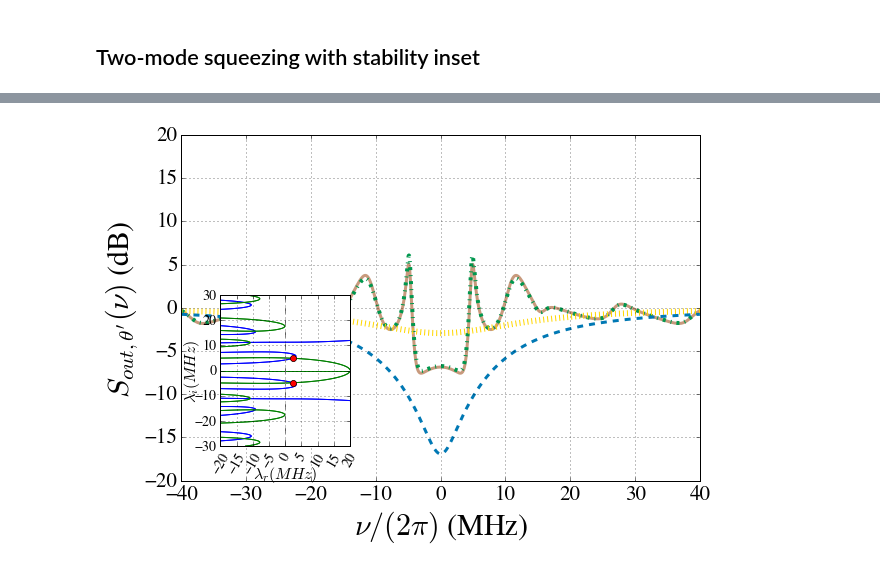
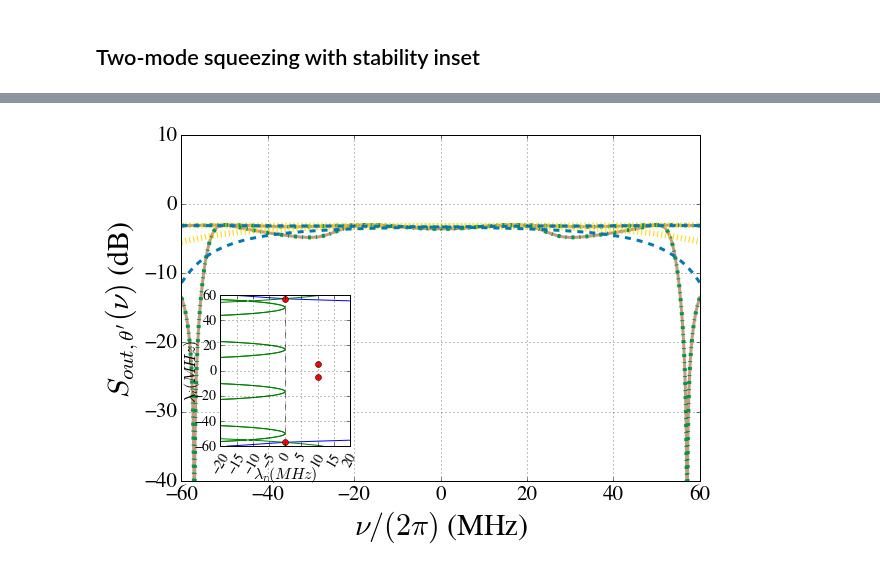
Before and after one commit to nemetniki/General-linear-model, a Jupyter notebook: Stab+squeez_plots.ipynb, the cells around one changed output, grey strips where cells are left out. Drawn from its saved outputs; the diff is of its cells as text; code cells hidden in the pictures.

```diff
--- a/Stab+squeez_plots.ipynb
+++ b/Stab+squeez_plots.ipynb
@@ -265,13 +263,17 @@ def stab_squeez_slider(x,theta,dela,loss,kapa,ra,kta,phia,kapb,rb,ktb,phib,nui,n
 		np.abs(alpha2p)**2*(np.abs(beta1m)**2+2*Lb/100.*kap2b))
 
 		### CORRELATIONS ###
-		ncorr = abs(eps)*(1/np.abs(Lab)**2*(np.real(Mba)+Nba)+1/np.abs(Lba)**2*(np.real(Mab)+Nab))   #(normalized)
-		Sout  = 10*np.log10(1+ncorr)
-		return Sout
+		ncorrm = abs(eps)*(1/np.abs(Lab)**2*(np.real(Mba)+Nba))  #(normalized)
+		ncorrp = abs(eps)*(1/np.abs(Lba)**2*(np.real(Mab)+Nab))   #(normalized)
+		Soutm  = 10*np.log10(.5+ncorrm)
+		Soutp  = 10*np.log10(.5+ncorrp)
+		return Soutm,Soutp
 
-	Sout_fb  = Squeez(eps,theta,Del,kapa,kap1a,kap2a,kta,phia,La,thetapa,kapb,kap1b,kap2b,ktb,phib,Lb,thetapb,nu)
-	Sout_th  = 10*np.log10(1+4*eps*kap1a/((eps-kapa)**2+nu**2))
-	Sout_th1 = 10*np.log10(1+4*eps*kapa/((eps-kapa)**2+nu**2))
+	Soutm_fb,Soutp_fb  = Squeez(eps,theta,Del,kapa,kap1a,kap2a,kta,phia,La,thetapa,kapb,kap1b,kap2b,ktb,phib,Lb,thetapb,nu)
+	Soutp_th  = 10*np.log10(.5+2*eps*kap1a/((eps-kapa)**2+(nu-Del)**2))
+	Soutm_th  = 10*np.log10(.5+2*eps*kap1a/((eps-kapa)**2+(nu+Del)**2))
+	Soutp_th1 = 10*np.log10(.5+2*eps*kapa/((eps-kapa)**2+(nu-Del)**2))
+	Soutm_th1 = 10*np.log10(.5+2*eps*kapa/((eps-kapa)**2+(nu+Del)**2))
 
 	## STABILITY ##
 	ka    = 2*sqrt(ra*(1-ra)*(1-La/100.))*kapa    #k_a (feedback strength in mode a)
@@ -303,7 +305,7 @@ def stab_squeez_slider(x,theta,dela,loss,kapa,ra,kta,phia,kapb,rb,ktb,phib,nui,n
 
 	## Grid ##
 	lr = np.linspace(-20,20,200)
-	li = np.linspace(-30,30,200)
+	li = np.linspace(-60,60,300)
 	lr,li = np.meshgrid(lr,li)
 
 	## Solving the stability equations ##
@@ -333,18 +335,22 @@ def stab_squeez_slider(x,theta,dela,loss,kapa,ra,kta,phia,kapb,rb,ktb,phib,nui,n
 	axsq.hold(True)
 	axsq.set_xlabel('$\\nu/(2\pi)$ (MHz)',fontsize = 30,**fsfont)
 	axsq.set_ylabel('$S_{out,\\theta^\\prime} (\\nu)$ (dB)',fontsize = 30,**fsfont)
-	axsq.set_ylim(-20,20)
+	axsq.set_ylim(-40,10)
 	axsq.xaxis.set_label_coords(0.5, -0.08)
 	axsq.yaxis.set_label_coords(-0.08,0.5)
 	plt.xticks(fontsize = 21,**fsfont)
 	plt.yticks(fontsize = 21,**fsfont)
-	axsq.plot(nu/2/pi,np.real(Sout_fb),color = colors["brown"],linewidth = 3,linestyle="solid")
+	axsq.plot(nu/2/pi,np.real(Soutm_fb),color = colors["brown"],linewidth = 3,linestyle="solid")
 	axsq.grid(True)
 	axsq.hold(True)
-	Sout_fbL = Squeez(eps,theta,Del,kapa,kap1a,kap2a,kta,phia,La+loss,thetapa,kapb,kap1b,kap2b,ktb,phib,Lb+loss,thetapb,nu)
-	axsq.plot(nu/2/pi,np.real(Sout_fbL),color = colors["green"],linewidth = 4,linestyle="dashdot")
-	axsq.plot(nu/2/pi,np.real(Sout_th),color = colors["yellow"],linewidth = 6,linestyle="dotted")
-	axsq.plot(nu/2/pi,np.real(Sout_th1),color = colors["blue"],linewidth = 3,linestyle="dashed")
+	axsq.plot(nu/2/pi,np.real(Soutp_fb),color = colors["brown"],linewidth = 3,linestyle="solid")
+	Soutm_fbL,Soutp_fbL = Squeez(eps,theta,Del,kapa,kap1a,kap2a,kta,phia,La+loss,thetapa,kapb,kap1b,kap2b,ktb,phib,Lb+loss,thetapb,nu)
+	axsq.plot(nu/2/pi,np.real(Soutm_fbL),color = colors["green"],linewidth = 4,linestyle="dashdot")
+	axsq.plot(nu/2/pi,np.real(Soutp_fbL),color = colors["green"],linewidth = 4,linestyle="dashdot")
+	axsq.plot(nu/2/pi,np.real(Soutm_th),color = colors["yellow"],linewidth = 6,linestyle="dotted")
+	axsq.plot(nu/2/pi,np.real(Soutp_th),color = colors["yellow"],linewidth = 6,linestyle="dotted")
+	axsq.plot(nu/2/pi,np.real(Soutm_th1),color = colors["blue"],linewidth = 3,linestyle="dashed")
+	axsq.plot(nu/2/pi,np.real(Soutp_th1),color = colors["blue"],linewidth = 3,linestyle="dashed")
 	#for i in range(4):
 	#    axsq.plot(nu,Squeez[:,i],color = colors[collab[i]],linewidth = linewidth[i],linestyle=linestyle[i])
 	#    axsq.grid(True)
@@ -358,40 +364,40 @@ def stab_squeez_slider(x,theta,dela,loss,kapa,ra,kta,phia,kapb,rb,ktb,phib,nui,n
 	axst.contour(lr,li,np.imag(eq2(lr,li)),[0],colors='g')
 	axst.contour(lr,li,lr,[0],colors='grey',linestyles='dashed')
 	axst.plot(lambr,lambi,'o',color = 'r')
 	axst.grid(True)
 	plt.xticks(fontsize = 14,**fsfont,rotation=60)
 	plt.yticks(fontsize = 14,**fsfont,rotation=0)
 	axst.set_xlabel('$\lambda_r (MHz)$',fontsize = 16,**fsfont)
 	axst.set_ylabel('$\lambda_i (MHz)$',fontsize = 16,**fsfont)
 	axst.xaxis.set_label_coords(0.5, -0.12)
 	axst.yaxis.set_label_coords(-0.14,0.5)
 	axst.set_xlim(-20,20)
 	plt.show()
 #stab_squeez(x,theta,dela,loss,kapa,ra,kta,phia,kapb,rb,ktb,phib,nui,nuf,N):
 ##switch is True if some loss is necessary besides the lossless calculation,
 ##and False if one of the loops (b) is switched off
 
 x_slider       = widgets.FloatSlider(value = 0.75, min=0., max=2., step=0.01, description='$|\epsilon| (\kappa)$')
-loss_slider    = widgets.FloatSlider(value = 5, min=0., max=100., step=1, description='loss (%)')
-dela_slider    = widgets.FloatSlider(value = 0.0, min=-4., max=4., step=0.01, description='$\Delta (\kappa_a)$')
-ra_slider      = widgets.FloatSlider(value = 0.5, min=0., max=1., step=0.01, description='$\kappa_{1,a} (\kappa_a)$')
-rb_slider      = widgets.FloatSlider(value = 0.5, min=0., max=1., step=0.01, description='$\kappa_{1,b} (\kappa_b)$')
-kta_slider     = widgets.FloatSlider(value = 1.8833, min=0., max=10., step=0.01, description='$\kappa_{a}\\tau_a$')
-ktb_slider     = widgets.FloatSlider(value = 1.8833, min=0., max=10., step=0.01, description='$\kappa_{b}\\tau_b$')
+loss_slider    = widgets.FloatSlider(value = 0, min=0., max=100., step=1, description='loss (%)')
+dela_slider    = widgets.FloatSlider(value = 0.0, min=0., max=10., step=0.01, description='$\Delta (\kappa_a)$')
+ra_slider      = widgets.FloatSlider(value = 0.5, min=0., max=1., step=0.001, description='$\kappa_{1,a} (\kappa_a)$')
+rb_slider      = widgets.FloatSlider(value = 0.5, min=0., max=1., step=0.001, description='$\kappa_{1,b} (\kappa_b)$')
+kta_slider     = widgets.FloatSlider(value = 1.8833, min=0., max=10., step=0.0001, description='$\kappa_{a}\\tau_a$')
+ktb_slider     = widgets.FloatSlider(value = 1.8833, min=0., max=10., step=0.0001, description='$\kappa_{b}\\tau_b$')
 phia_slider    = widgets.FloatSlider(value = 0.0, min=0., max=2., step=0.001, description='$\phi_a (\pi)$')
 phib_slider    = widgets.FloatSlider(value = 0., min=0., max=2., step=0.001, description='$\phi_b (\pi)$')
 theta_slider   = widgets.FloatSlider(value = 1., min=-1., max=1., step=0.01, description='$\\theta (\pi)$')
-nui_fill       = widgets.FloatText(value=-40., description='Frequency min $(2\pi)$')
-nuf_fill       = widgets.FloatText(value=40., description='Frequency max $(2\pi)$')
-N_fill         = widgets.IntText(value=50., description='Resolution $\left(10^3 \\right)$')
+nui_fill       = widgets.FloatText(value=-60., description='Frequency min $(2\pi)$')
+nuf_fill       = widgets.FloatText(value=60., description='Frequency max $(2\pi)$')
+N_fill         = widgets.IntText(value=100., description='Resolution $\left(10^3 \\right)$')
 kapa_fill    = widgets.FloatText(value = 10., description='$\kappa_a (2\pi)$')
 kapb_fill    = widgets.FloatText(value = 10., description='$\kappa_b (2\pi)$')
 
 #interactive setup
 w = interactive(stab_squeez_slider,x=x_slider,theta=theta_slider,dela=dela_slider,loss=loss_slider,kapa=kapa_fill,\
                 ra=ra_slider,kta=kta_slider,phia=phia_slider,kapb=kapb_fill,rb=rb_slider,ktb=ktb_slider,\
                 phib=phib_slider,nui=nui_fill,nuf=nuf_fill,N=N_fill)
 #show sliders
 display(w)
 # %% [output]
-[figure, old version]
+[figure, new version]
```
Also changed, not shown: parts of 1 cell of this notebook, 3 other files.
